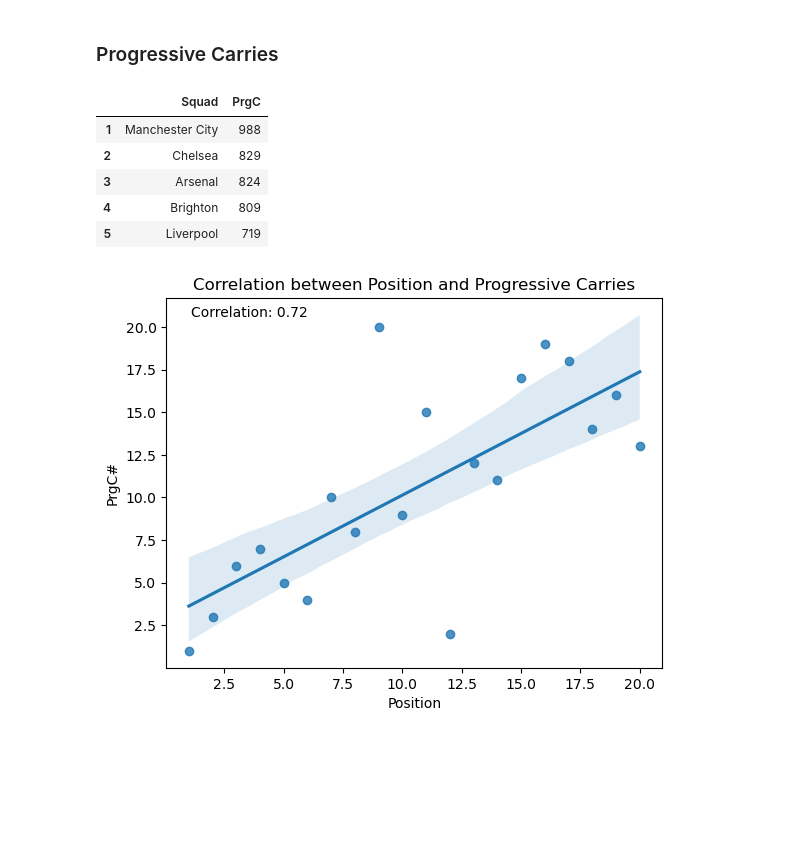
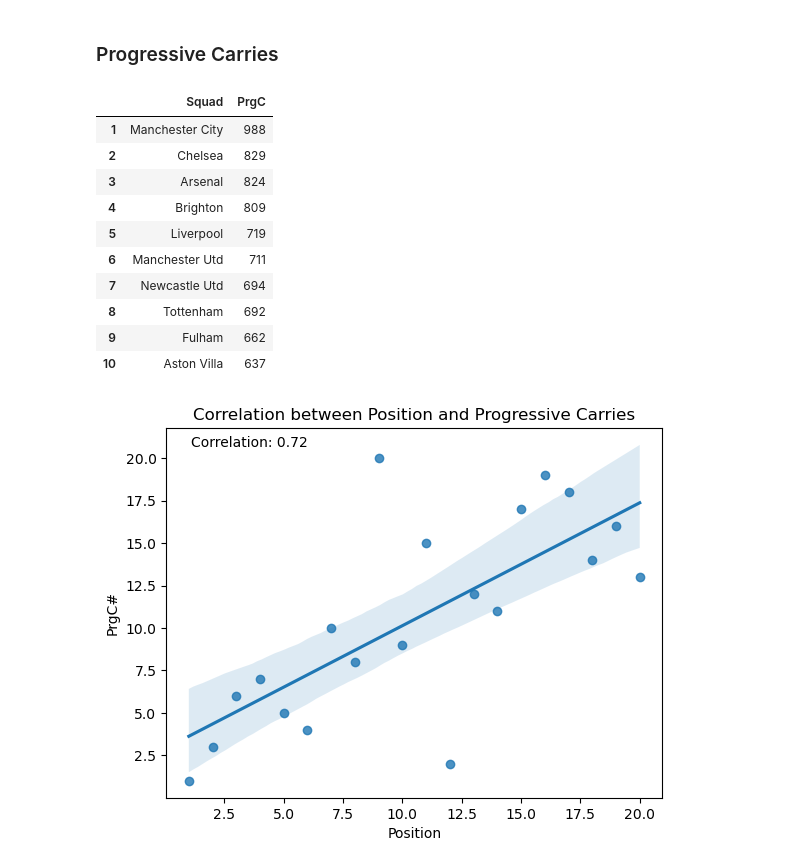
Before and after one commit to ayomidecole/Prem2022-23-data, a Jupyter notebook: 2_team_possesion_analysis.ipynb, the cells around one changed output. Saved outputs shown, nothing was run; the diff lists cells and outputs as text; code cells hidden in the pictures; blank space fills up the shorter version.

```diff
--- a/2_team_possesion_analysis.ipynb
+++ b/2_team_possesion_analysis.ipynb
@@ -151,14 +151,19 @@ plt.show()
 # %%
 progressive_carries = possession.sort_values(by='PrgC', ascending=False).reset_index(drop=True)
 progressive_carries.index = progressive_carries.index + 1
-progressive_carries.loc[:5, ['Squad', 'PrgC']]
+progressive_carries.loc[:10, ['Squad', 'PrgC']]
 # %% [output]
 |  | Squad | PrgC |
 | 1 | Manchester City | 988 |
 | 2 | Chelsea | 829 |
 | 3 | Arsenal | 824 |
 | 4 | Brighton | 809 |
 | 5 | Liverpool | 719 |
+| 6 | Manchester Utd | 711 |
+| 7 | Newcastle Utd | 694 |
+| 8 | Tottenham | 692 |
+| 9 | Fulham | 662 |
+| 10 | Aston Villa | 637 |
 # %%
 correlation = possession['Position'].corr(possession['PrgC#'])
 
```
Also changed, not shown: parts of 5 cells of this notebook.
